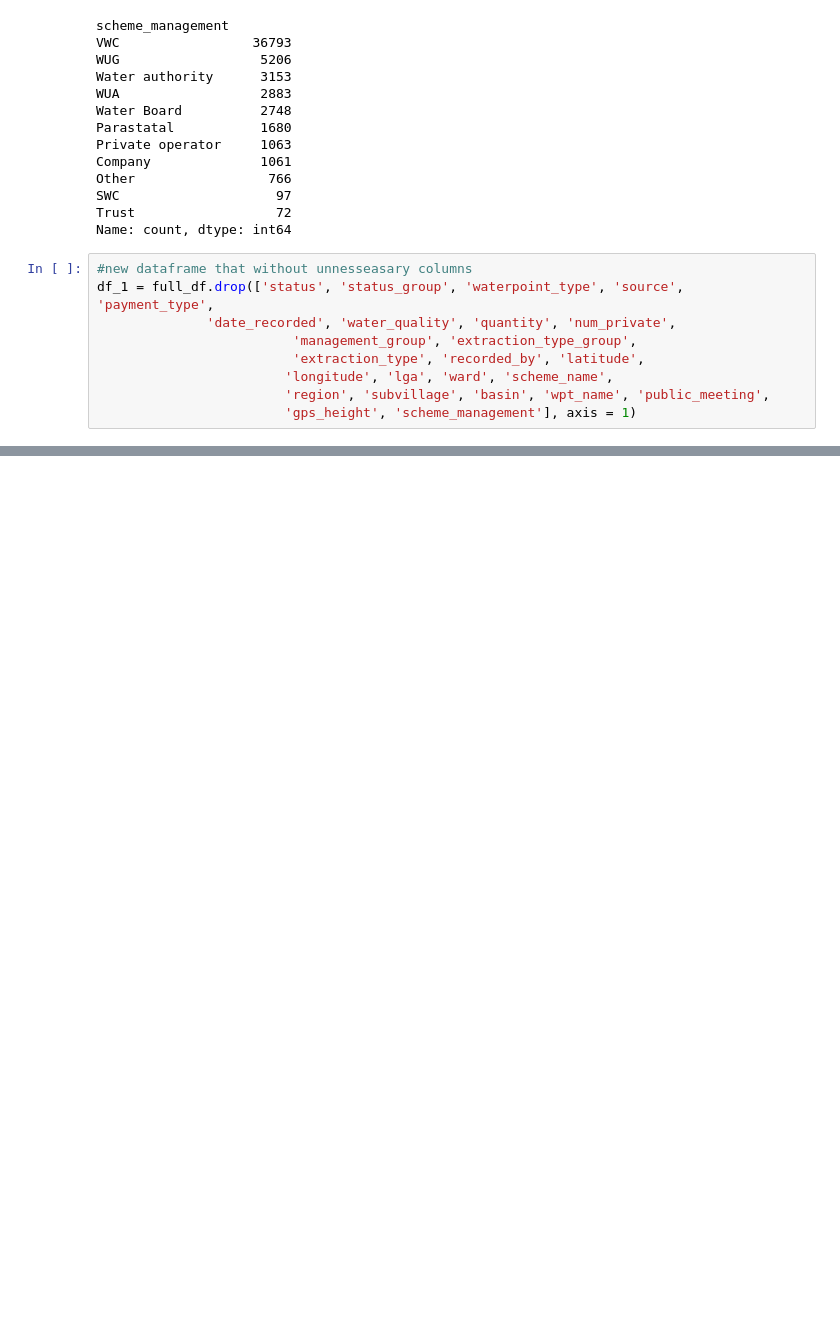
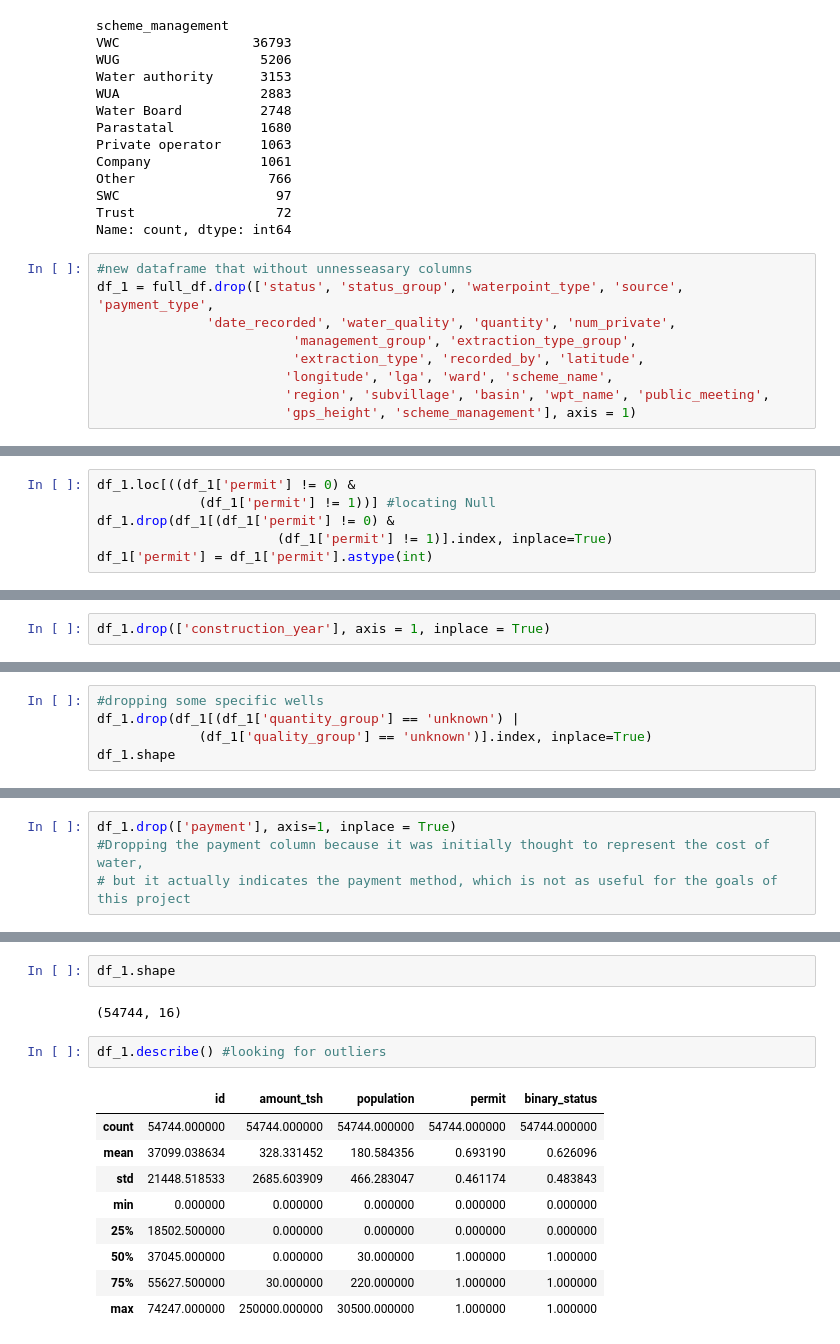
Before and after one commit to Hanan-Dayah/Phase-3-Project, a Jupyter notebook: Phase-3-Project/index.ipynb, the cells around one changed output, grey strips where cells are left out. Cells and saved outputs as stored; diff of their text form; blank space fills up the shorter version.

```diff
--- a/Phase-3-Project/index.ipynb
+++ b/Phase-3-Project/index.ipynb
@@ -153,0 +218,6 @@ df_1 = full_df.drop(['status', 'status_group', 'waterpoint_type', 'source', 'pay
+# %%
+df_1.loc[((df_1['permit'] != 0) &
+             (df_1['permit'] != 1))] #locating Null
+df_1.drop(df_1[(df_1['permit'] != 0) &
+                       (df_1['permit'] != 1)].index, inplace=True)
+df_1['permit'] = df_1['permit'].astype(int)
@@ -153,0 +309,2 @@ df_1 = full_df.drop(['status', 'status_group', 'waterpoint_type', 'source', 'pay
+# %%
+df_1.drop(['construction_year'], axis = 1, inplace = True)
@@ -153,0 +349,5 @@ df_1 = full_df.drop(['status', 'status_group', 'waterpoint_type', 'source', 'pay
+# %%
+#dropping some specific wells
+df_1.drop(df_1[(df_1['quantity_group'] == 'unknown') |
+             (df_1['quality_group'] == 'unknown')].index, inplace=True)
+df_1.shape
@@ -153,0 +387,4 @@ df_1 = full_df.drop(['status', 'status_group', 'waterpoint_type', 'source', 'pay
+# %%
+df_1.drop(['payment'], axis=1, inplace = True)
+#Dropping the payment column because it was initially thought to represent the cost of water,
+# but it actually indicates the payment method, which is not as useful for the goals of this project
@@ -153,0 +427,16 @@ df_1 = full_df.drop(['status', 'status_group', 'waterpoint_type', 'source', 'pay
+# %%
+df_1.shape
+# %% [output]
+(54744, 16)
+# %%
+df_1.describe() #looking for outliers
+# %% [output]
+|  | id | amount_tsh | population | permit | binary_status |
+| count | 54744.000000 | 54744.000000 | 54744.000000 | 54744.000000 | 54744.000000 |
+| mean | 37099.038634 | 328.331452 | 180.584356 | 0.693190 | 0.626096 |
+| std | 21448.518533 | 2685.603909 | 466.283047 | 0.461174 | 0.483843 |
+| min | 0.000000 | 0.000000 | 0.000000 | 0.000000 | 0.000000 |
+| 25% | 18502.500000 | 0.000000 | 0.000000 | 0.000000 | 0.000000 |
+| 50% | 37045.000000 | 0.000000 | 30.000000 | 1.000000 | 1.000000 |
+| 75% | 55627.500000 | 30.000000 | 220.000000 | 1.000000 | 1.000000 |
+| max | 74247.000000 | 250000.000000 | 30500.000000 | 1.000000 | 1.000000 |
```
Also changed, not shown: parts of 19 cells of this notebook.
